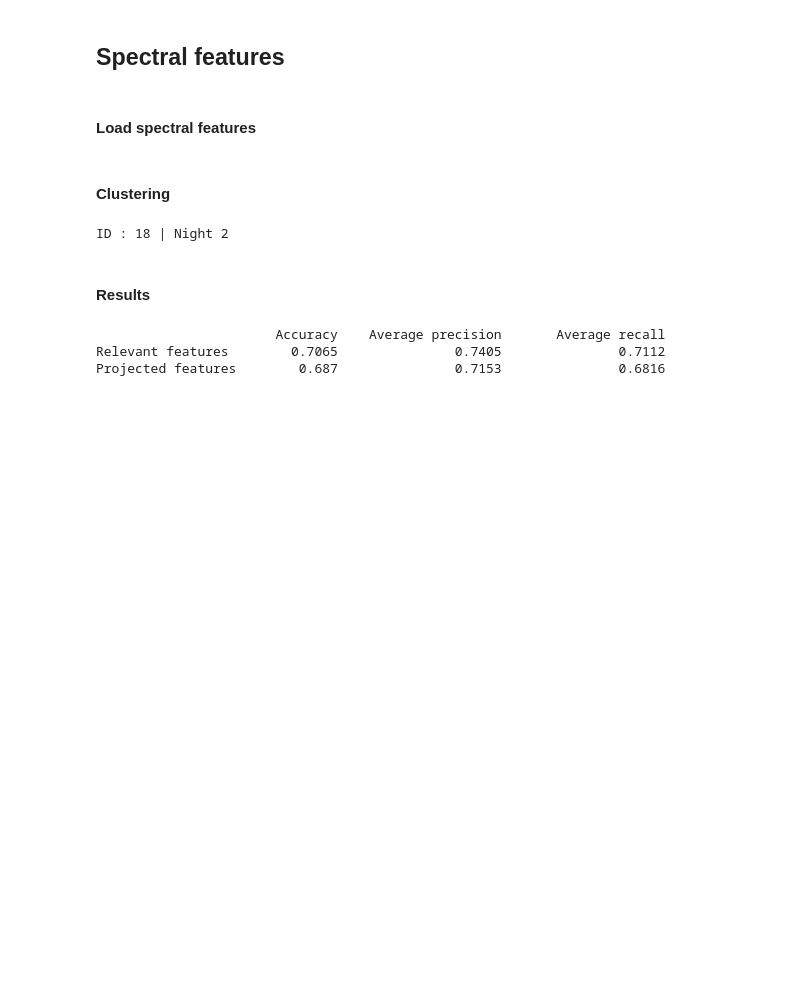
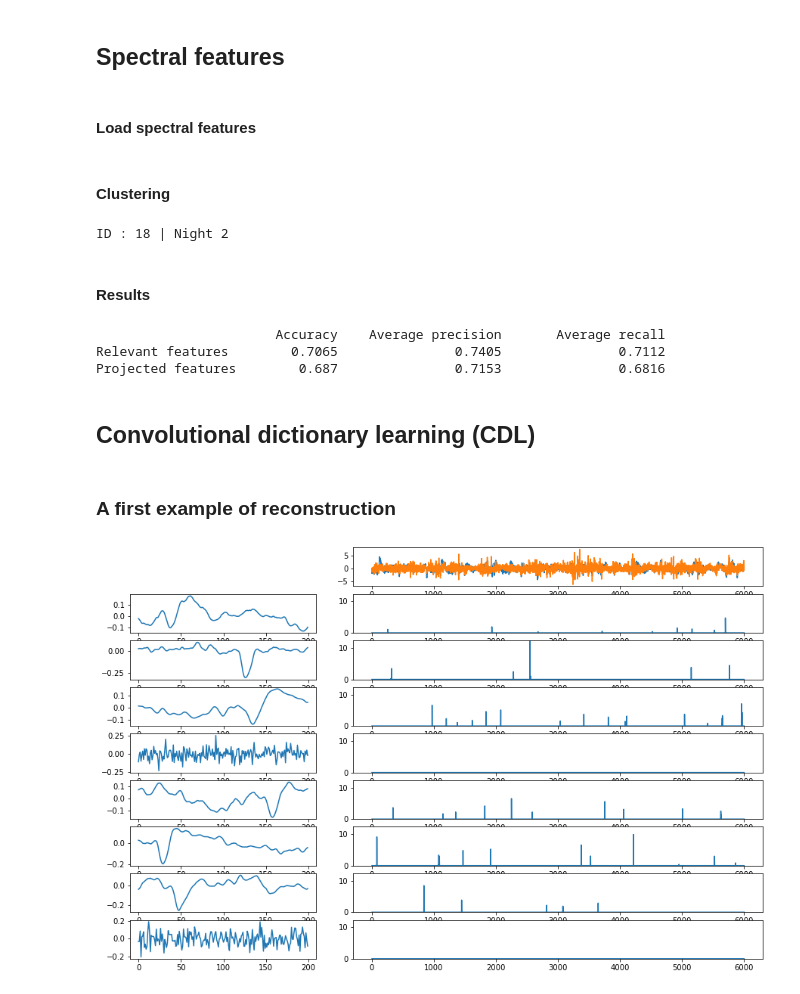
Before and after one commit to cosasha97/automatic-sleep-stages-classification, a Jupyter notebook: sleep_stages_classification.ipynb, the cells around one changed output. Cells and saved outputs as stored; diff of their text form; code cells hidden in the pictures; blank space fills up the shorter version.

```diff
--- a/sleep_stages_classification.ipynb
+++ b/sleep_stages_classification.ipynb
@@ -336,3 +344,33 @@ print('{:<20} {:>10} {:>20} {:>20}'.format('Projected features',
                        Accuracy    Average precision       Average recall
 Relevant features        0.7065               0.7405               0.7112
 Projected features        0.687               0.7153               0.6816
+# %% [markdown]
+## Convolutional dictionary learning (CDL)
+# %%
+# notation
+sample = data
+# %% [markdown]
+### A first example of reconstruction
+# %%
+# Parameters to change
+n_atoms = 8
+atom_length = 200
+penalty = 4 #6
+
+# Select a signal
+label = 1
+signal = get_training_signal(sample, label)
+
+# Random number generator
+rng = np.random.RandomState(seed=123)
+# %%
+# Dictionary learning and sparse coding
+dict_learning = learn_dict(signal[:,0], atom_length, n_atoms, rng, penalty)
+
+sparse_codes = learn_codes(signal[:,0], dict_learning,penalty)
+# %%
+plot_CDL(
+    signal, atleast_2d(sparse_codes), atleast_2d(dict_learning.squeeze())
+)
+# %% [output]
+[figure, added]
```
Also changed, not shown: parts of 9 cells of this notebook.
